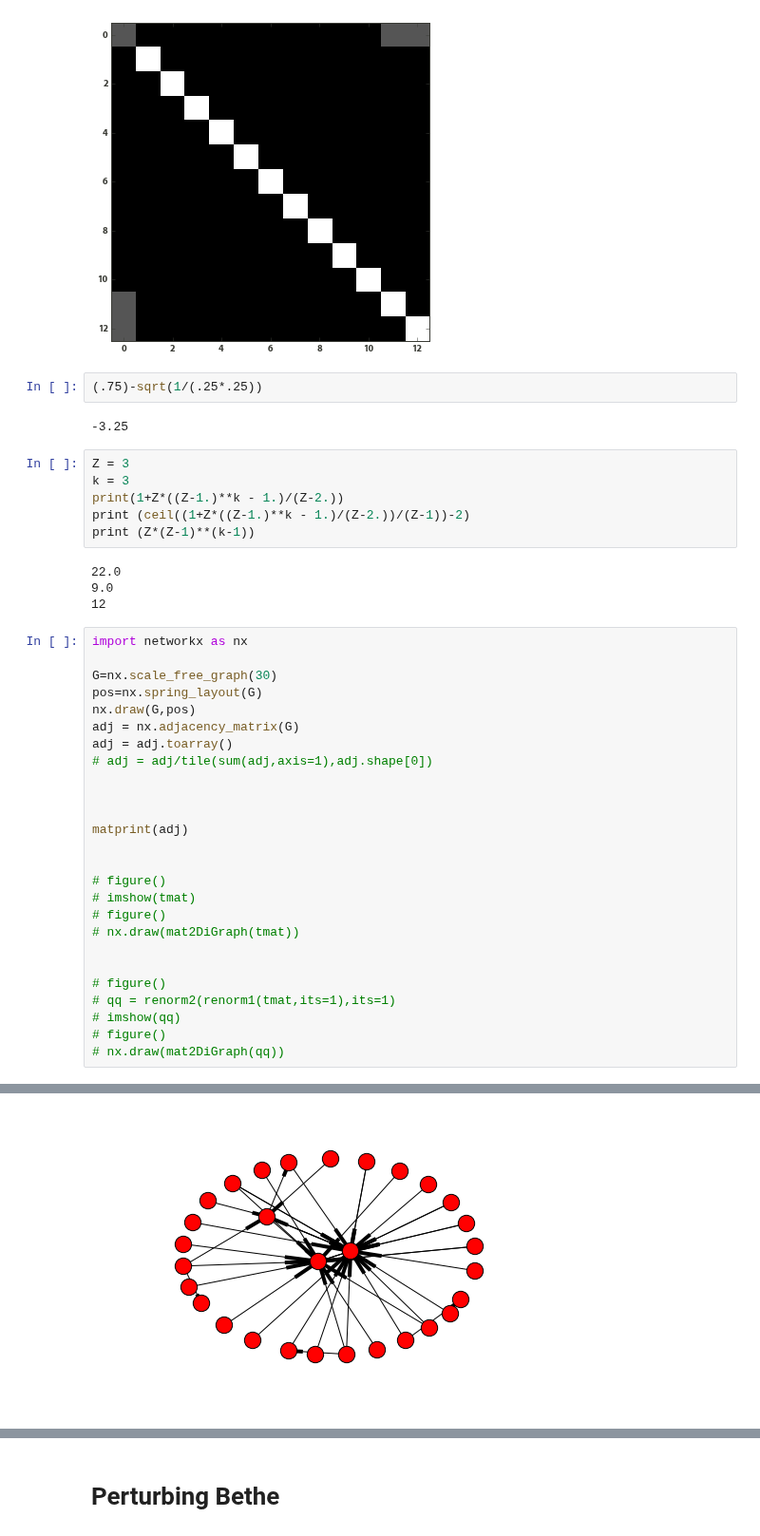
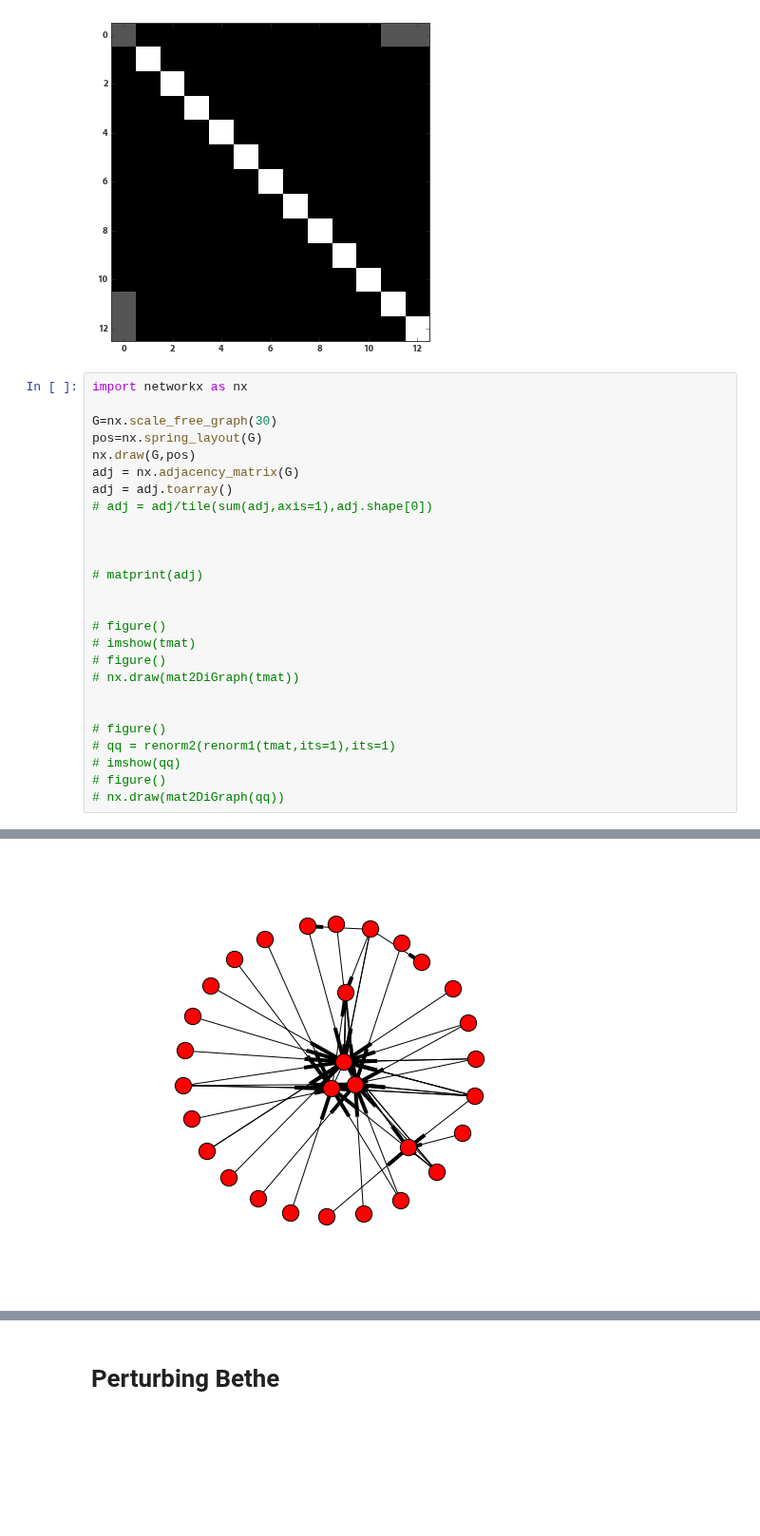
Before and after one commit to williamgilpin/netsim, a Jupyter notebook: simple_models.ipynb, the cells around one changed output, grey strips where cells are left out. Shown at 95% size. Drawn from its saved outputs; the diff is of its cells as text; blank space fills up the shorter version.

```diff
--- a/simple_models.ipynb
+++ b/simple_models.ipynb
@@ -316,20 +316,6 @@ array([ 0.0669873,  0.9330127,  0.75     ,  0.75     ,  0.75     ,
         0.75     ,  0.75     ,  0.75     ,  0.75     ,  0.75     ,
         0.75     ,  0.75     ,  0.75     ])
 [figure]
-# %%
-(.75)-sqrt(1/(.25*.25))
-# %% [output]
--3.25
-# %%
-Z = 3
-k = 3
-print(1+Z*((Z-1.)**k - 1.)/(Z-2.))
-print (ceil((1+Z*((Z-1.)**k - 1.)/(Z-2.))/(Z-1))-2)
-print (Z*(Z-1)**(k-1))
-# %% [output]
-22.0
-9.0
-12
 # %%
 import networkx as nx
 
@@ -342,7 +328,7 @@ adj = adj.toarray()
 
 
 
-matprint(adj)
+# matprint(adj)
 
 
 # figure()
@@ -377 +346 @@ matprint(adj)
-[figure, old version]
+[figure, new version]
```
Also changed, not shown: parts of 14 cells of this notebook, 1 other file.
